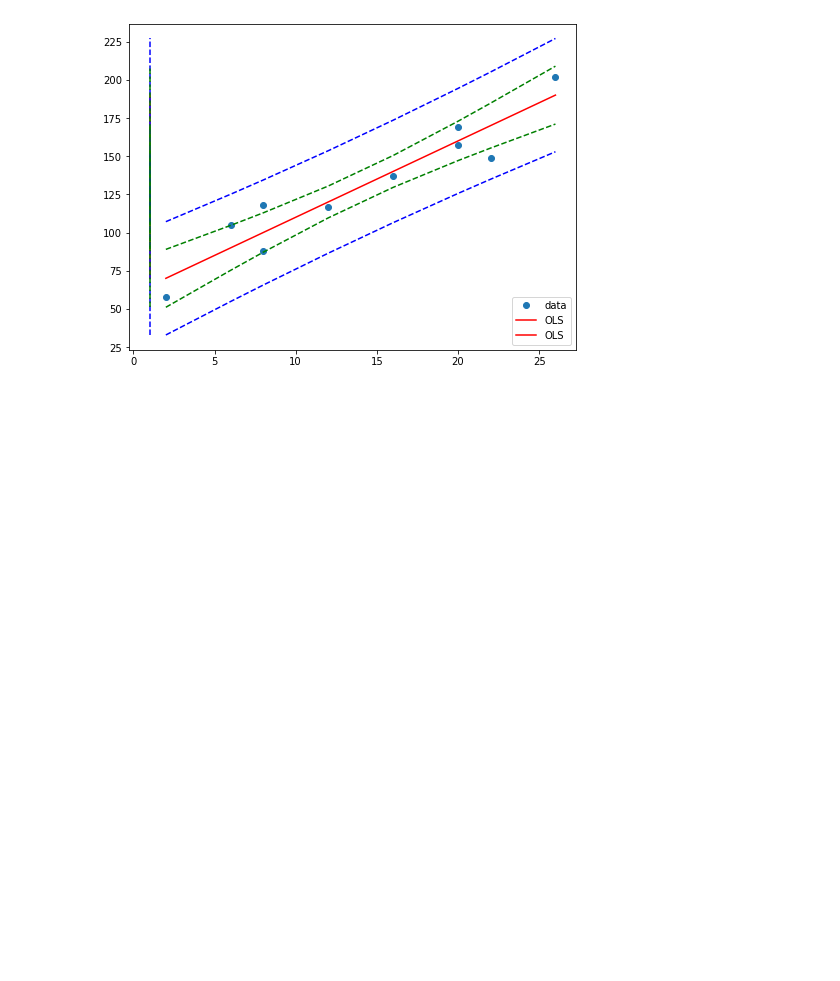
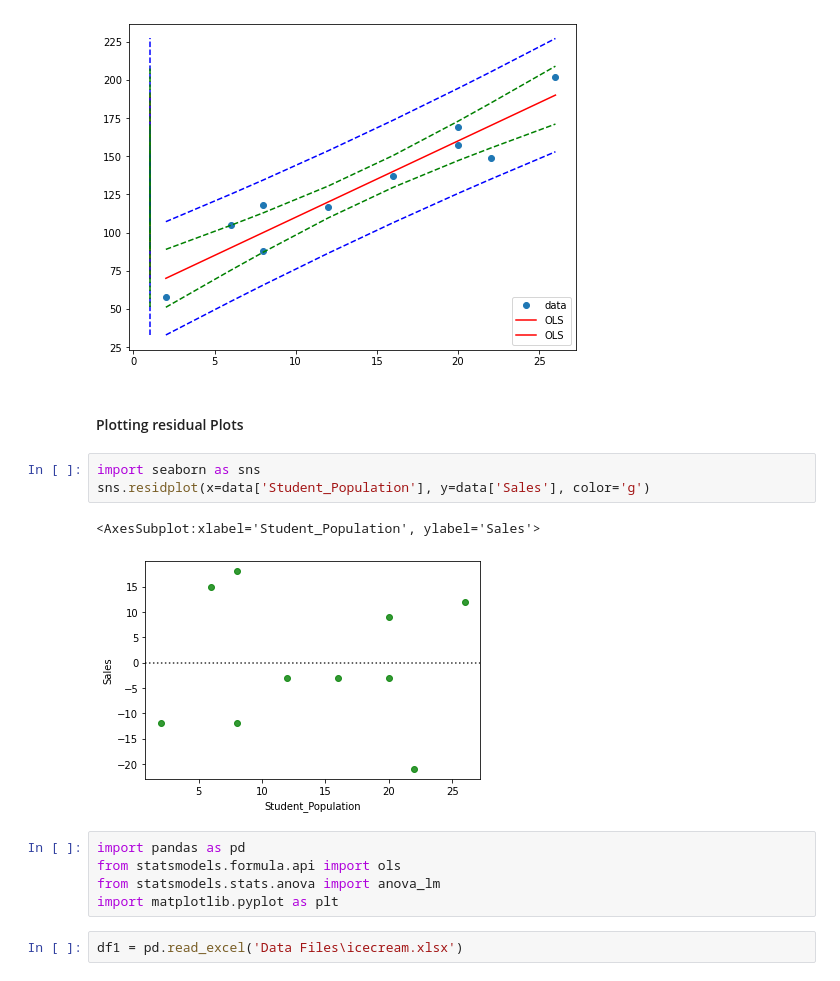
Before and after one commit to RPChinhara/Data-Analytics-with-Python, a Jupyter notebook: Week-7.ipynb, the cells around one changed output. Saved outputs shown, nothing was run; the diff lists cells and outputs as text; blank space fills up the shorter version.

```diff
--- a/Week-7.ipynb
+++ b/Week-7.ipynb
@@ -134,3 +134,18 @@ ax.legend(loc='best')
 plt.show()
 # %% [output]
 [figure]
+# %% [markdown]
+#### Plotting residual Plots
+# %%
+import seaborn as sns
+sns.residplot(x=data['Student_Population'], y=data['Sales'], color='g')
+# %% [output]
+<AxesSubplot:xlabel='Student_Population', ylabel='Sales'>
+[figure, added]
+# %%
+import pandas as pd
+from statsmodels.formula.api import ols
+from statsmodels.stats.anova import anova_lm
+import matplotlib.pyplot as plt
+# %%
+df1 = pd.read_excel('Data Files\icecream.xlsx')
```
Also changed, not shown: parts of 55 cells of this notebook.
